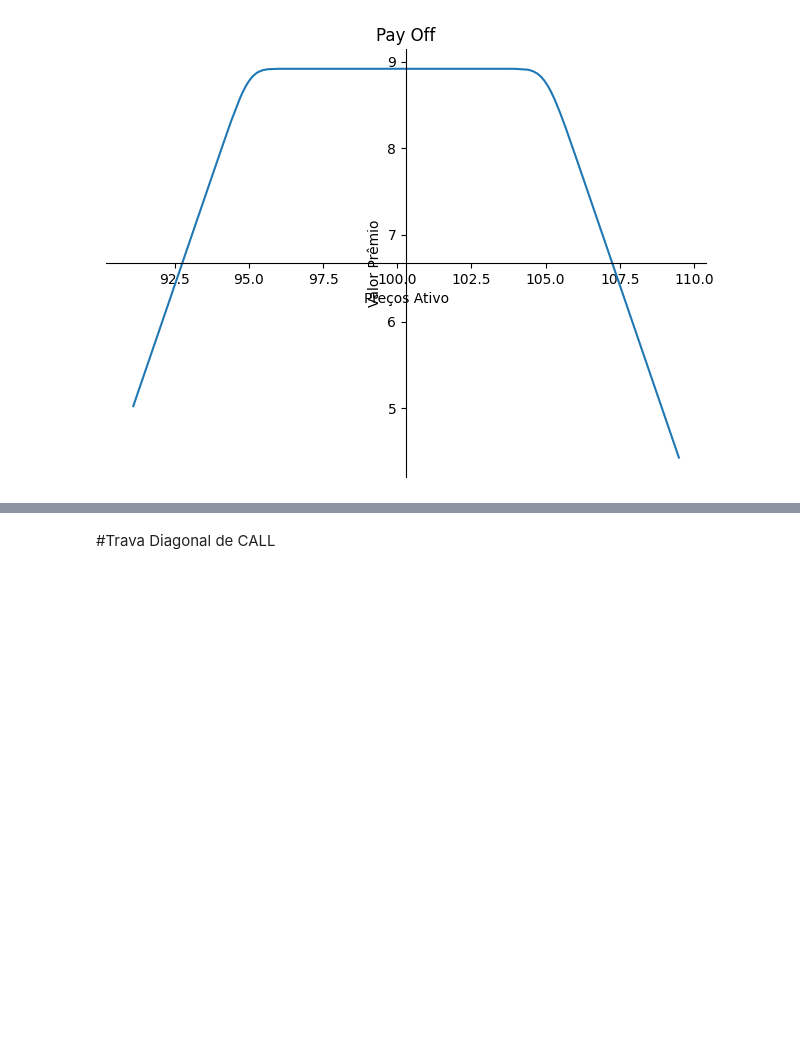
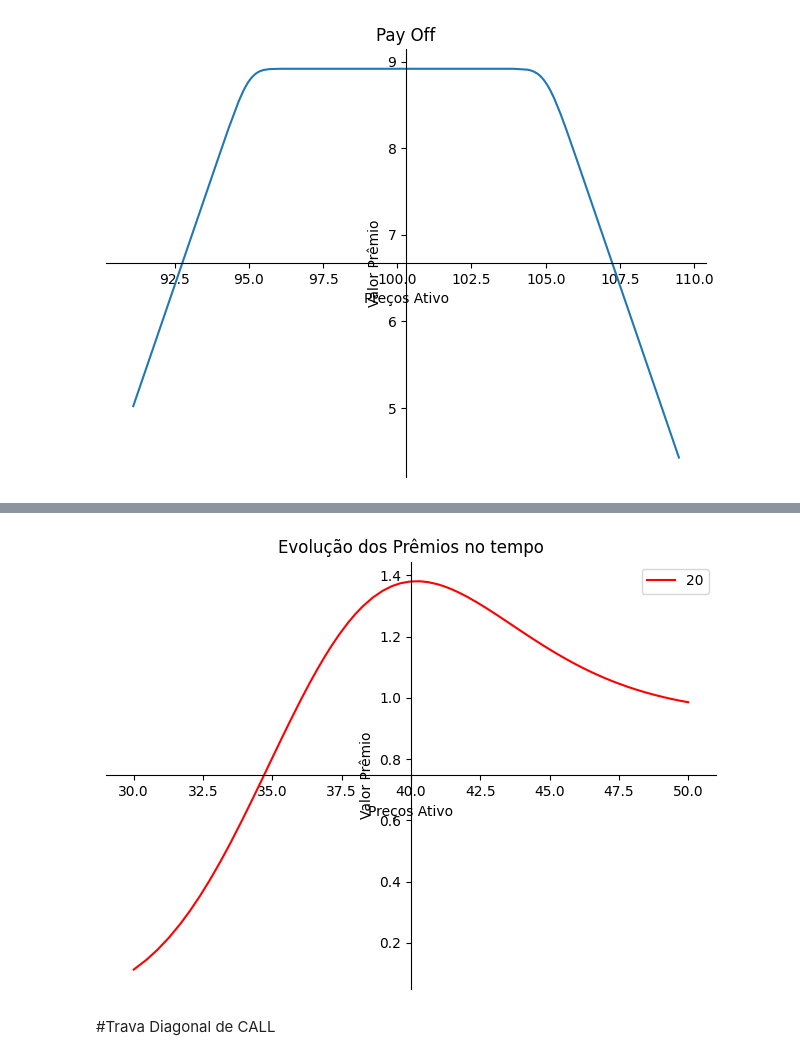
Before and after one commit to Felipe-Pinto/python_para_exatas, a Jupyter notebook: BS_Sympy.ipynb, the cells around one changed output, grey strips where cells are left out. Drawn from its saved outputs; the diff is of its cells as text; code cells hidden in the pictures; blank space fills up the shorter version.

```diff
--- a/BS_Sympy.ipynb
+++ b/BS_Sympy.ipynb
@@ -209,0 +245,6 @@ p = plot(PayOff, (S, 85, 110), title='Pay Off', xlabel='Preços Ativo', ylabel='
+# %%
+p111[0].line_color = 'red'
+p111[0].label = '20'
+p111.show()
+# %% [output]
+[figure, added]
```
Also changed, not shown: parts of 8 cells of this notebook.
